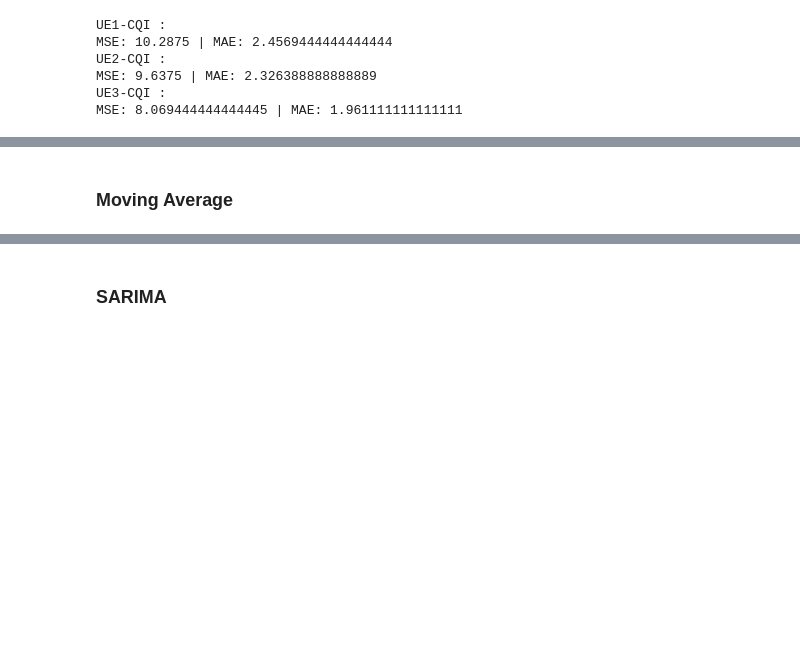
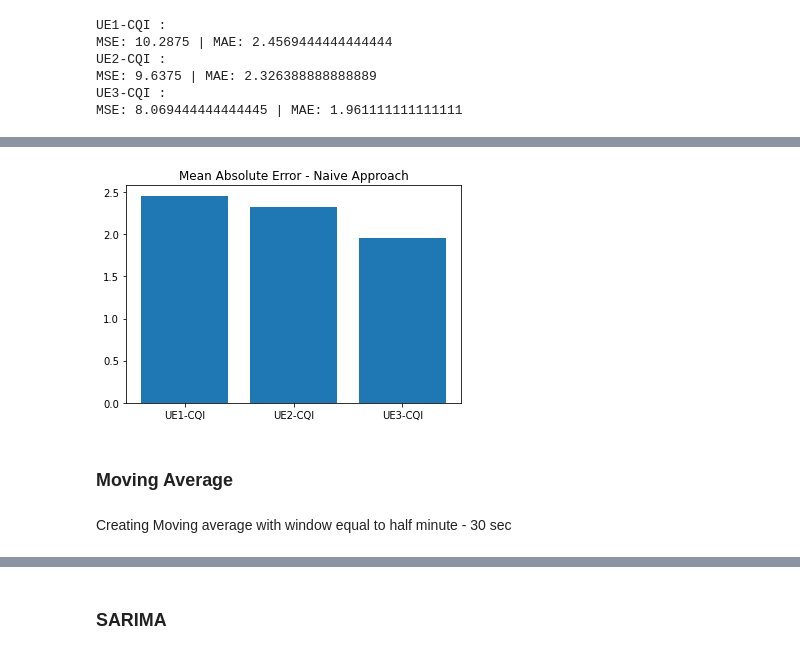
Before and after one commit to KareemElozeiri/5G-Network-Data-Forecasting, a Jupyter notebook: analysis.ipynb, the cells around one changed output, grey strips where cells are left out. Saved outputs shown, nothing was run; the diff lists cells and outputs as text; code cells hidden in the pictures; blank space fills up the shorter version.

```diff
--- a/analysis.ipynb
+++ b/analysis.ipynb
@@ -471,2 +471,8 @@ for col in train.columns:
+# %%
+plt.title(f"Mean Absolute Error - Naive Approach")
+plt.bar(range(len(MSEs["Naive"])), list(MAEs["Naive"].values()), tick_label=list(MAEs["Naive"].keys()))
+plt.show()
+# %% [output]
+[figure, added]
 # %% [markdown]
 ### Moving Average
@@ -472,0 +493,2 @@ for col in train.columns:
+# %% [markdown]
+Creating Moving average with window equal to half minute - 30 sec
```
Also changed, not shown: parts of 12 cells of this notebook.
